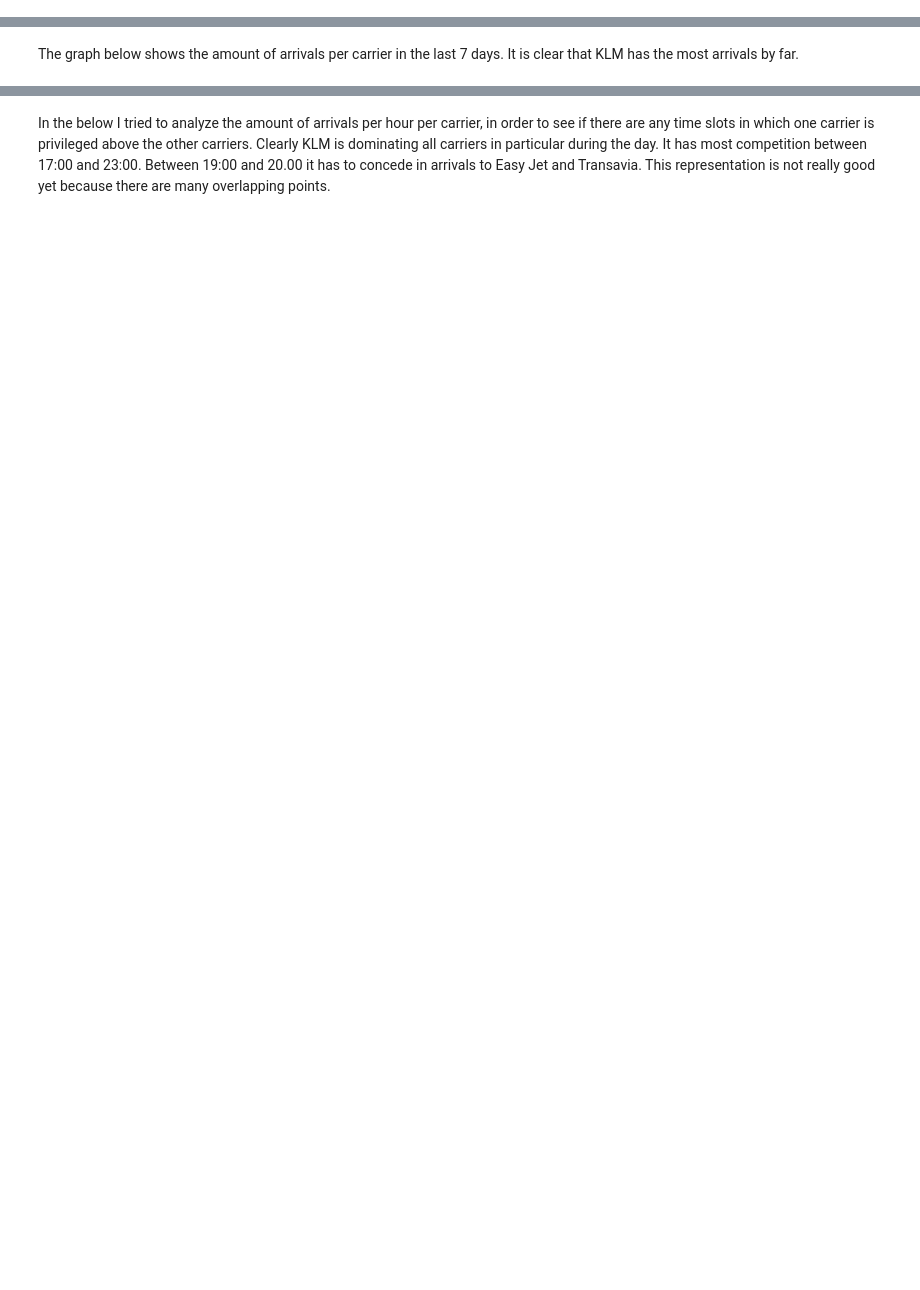
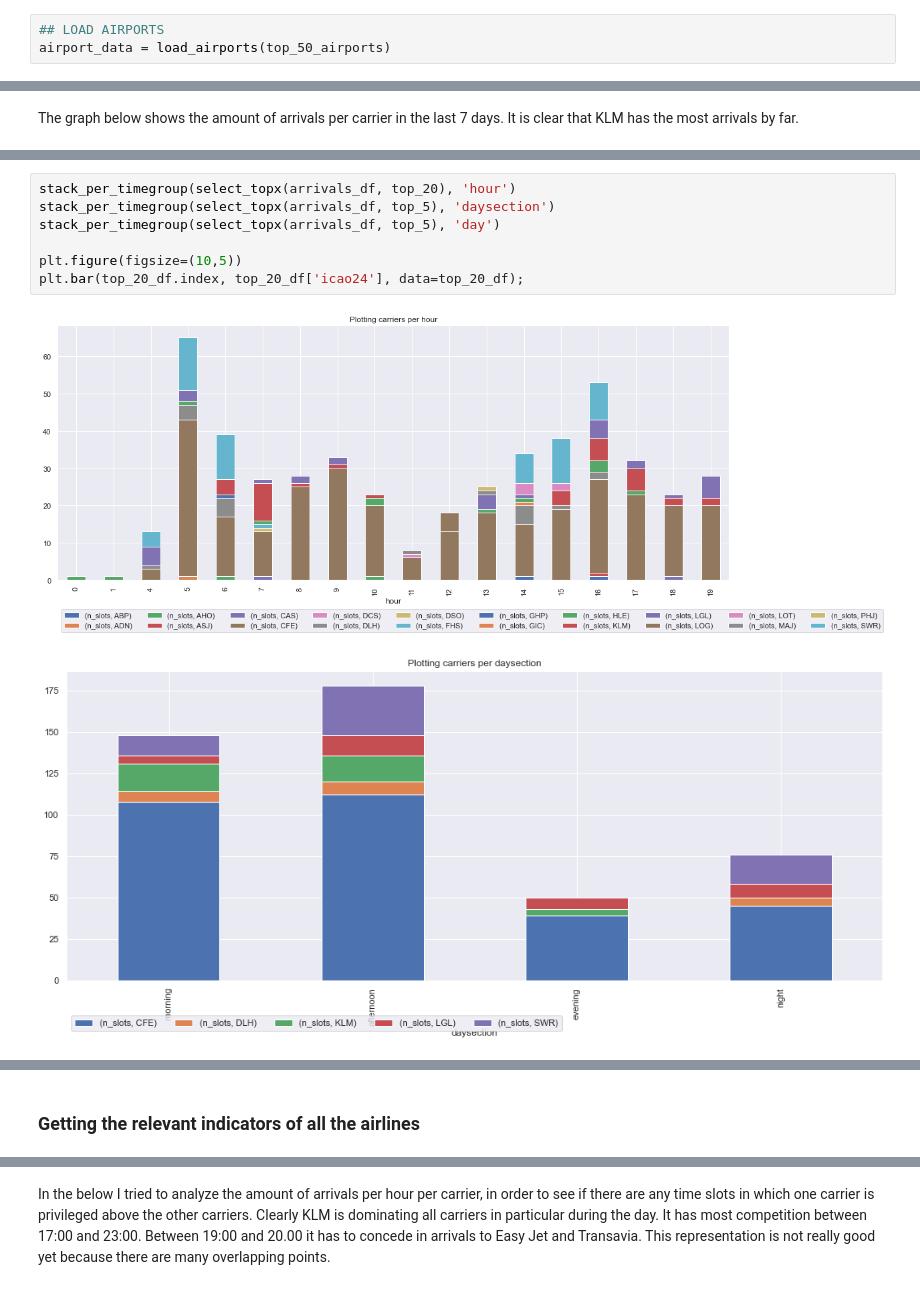
Before and after one commit to ivanthung/schiphol, a Jupyter notebook: Schiphol_analysis.ipynb, the cells around one changed output, grey strips where cells are left out. Drawn from its saved outputs; the diff is of its cells as text; blank space fills up the shorter version.

```diff
--- a/Schiphol_analysis.ipynb
+++ b/Schiphol_analysis.ipynb
@@ -27,0 +65,3 @@ A next analysis could make a comparison between major airports in Europe and the
+# %%
+## LOAD AIRPORTS
+airport_data = load_airports(top_50_airports)
@@ -110,0 +278,10 @@ grouped_df = carriers_hours_df.groupby(['hours', 'carrier']).size().to_frame()
+# %%
+stack_per_timegroup(select_topx(arrivals_df, top_20), 'hour')
+stack_per_timegroup(select_topx(arrivals_df, top_5), 'daysection')
+stack_per_timegroup(select_topx(arrivals_df, top_5), 'day')
+
+plt.figure(figsize=(10,5))
+plt.bar(top_20_df.index, top_20_df['icao24'], data=top_20_df);
+# %% [output]
+[figure, added]
+[figure, added]
@@ -111 +290,3 @@ grouped_df = carriers_hours_df.groupby(['hours', 'carrier']).size().to_frame()
+# %% [markdown]
+### Getting the relevant indicators of all the airlines
 # %%
```
Also changed, not shown: parts of 44 cells of this notebook.
